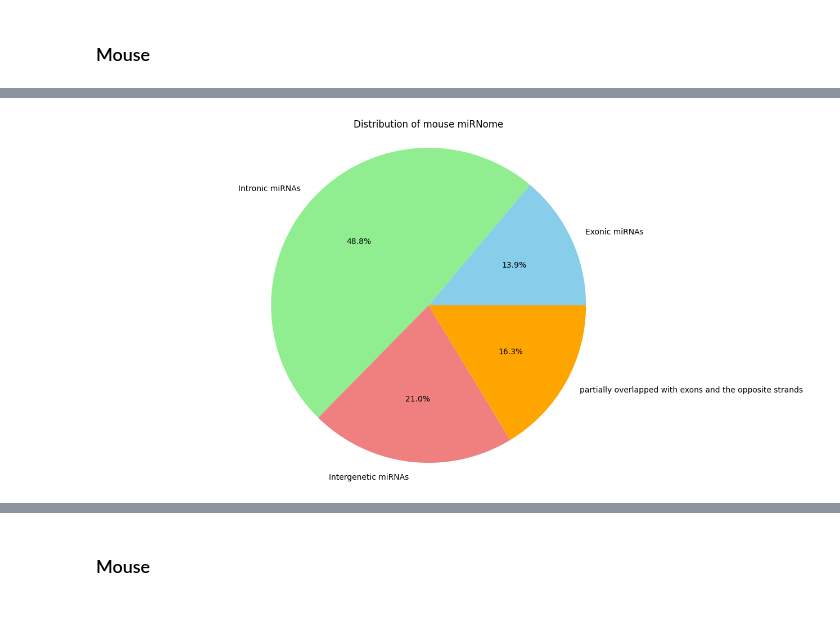
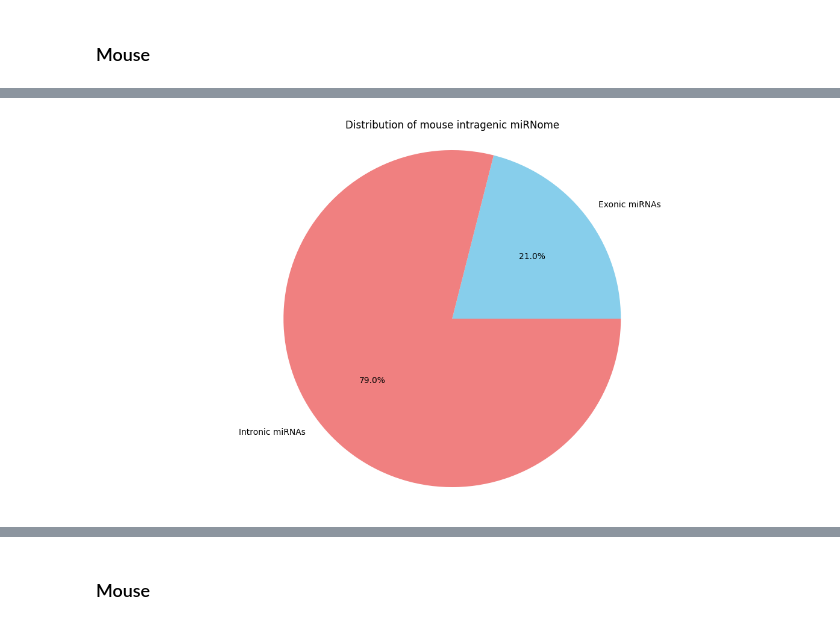
Before and after one commit to TyronChang/Exonic-microRNA-analysis, a Jupyter notebook: Mouse_miR_analysis.ipynb, the cells around one changed output, grey strips where cells are left out. Cells and saved outputs as stored; diff of their text form; code cells hidden in the pictures.

Commit message:
mouse pie charts

```diff
--- a/Mouse_miR_analysis.ipynb
+++ b/Mouse_miR_analysis.ipynb
@@ -558,2 +603,2 @@ Index(['miR_chrom', 'miR_exonStarts', 'miR_exonEnds', 'miR_type', 'miR_Name',
 # %%
-mm_loci=Mouse_miR_type_finalized_df_new.groupby(Mouse_miR_type_finalized_df['type']).size().reset_index(name='Count')
+mm_loci=Mouse_miR_type_finalized_df_new.groupby(Mouse_miR_type_finalized_df['main_miRNA_type']).size().reset_index(name='Count')
@@ -567,0 +836,4 @@ mm_loci
+# %%
+Mouse_miR_type_finalized_df.drop_duplicates(subset=['miR_Name'],inplace=True)####drop any duplicates to remove isoforms
+# %%
+Sub_mm_loci=Mouse_miR_type_finalized_df.groupby(Mouse_miR_type_finalized_df['miRNA_type']).size().reset_index(name='Count')
@@ -568,18 +848,24 @@ mm_loci
 # %%
-mm_exonic= mm_loci[mm_loci['type']=='exonic miR'].sum()
-mm_intronic= mm_loci[mm_loci['type']=='intronic miR'].sum()
-mm_no_hostmRNA=mm_loci[mm_loci['type']=='no host mRNA miR'].sum()
-mm_partexons=mm_loci[mm_loci['type']=='partially overlapped with exons and the opposite strands'].sum()
+mm_exonic= mm_loci[Sub_mm_loci['miRNA_type']=='exonic miR'].sum()
+mm_intronic= mm_loci[Sub_mm_loci['miRNA_type']=='intronic miR'].sum()
+# mm_no_hostmRNA=mm_loci[Sub_mm_loci['miRNA_type']=='no host mRNA miR'].sum()
+# mm_partexons=mm_loci[Sub_mm_loci['miRNA_type']=='partially overlapped with exons and the opposite strands'].sum()
 # %%
 #Mouse miR loci distribution pie Chart
-labels = ['Exonic miRNAs', 'Intronic miRNAs', 'Intergenetic miRNAs','partially overlapped with exons and the opposite strands']
-sizes = [mm_exonic['Count'], mm_intronic['Count'],mm_no_hostmRNA['Count'],mm_partexons['Count']]
-colors = ['skyblue', 'lightgreen', 'lightcoral', 'orange']
+labels = ['Exonic miRNAs', 'Intronic miRNAs']
+#'Intergenetic miRNAs','partially overlapped with exons and the opposite strands'are removed
+
+sizes = [mm_exonic['Count'], mm_intronic['Count']]
+#mm_no_hostmRNA['Count'],mm_partexons['Count']] are removed
+
+colors = ['skyblue', 'lightcoral']
+#'lightgreen', 'orange'are removed
+
 plt.figure(figsize=(15, 8))
 plt.pie(sizes, labels=labels, colors=colors, autopct='%1.1f%%')
 plt.axis('equal')  # Equal aspect ratio ensures that pie is drawn as a circle
-plt.title('Distribution of mouse miRNome')
-plt.savefig(f'{current_dir}/Mouse_eps_file/Distribution of mouse miRNome.eps')
+plt.title('Distribution of mouse intragenic miRNome')
+plt.savefig(f'{current_dir}/Mouse_eps_file/Distribution of mouse intragenic miRNome.eps')
 plt.show()
 # %% [output]
-[figure, old version]
+[figure, new version]
```
Also changed, not shown: parts of 98 cells of this notebook, 52 other files.
